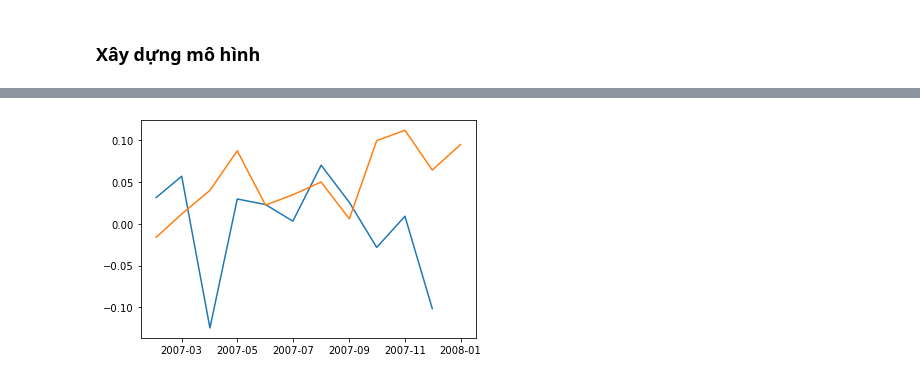
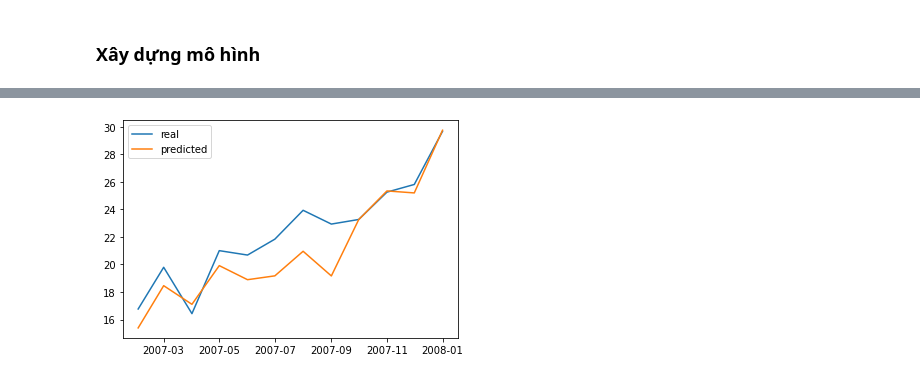
Before and after one commit to mdnam2410/hcmus-da, a Jupyter notebook: hw4/hw4.ipynb, the cells around one changed output, grey strips where cells are left out. Saved outputs shown, nothing was run; the diff lists cells and outputs as text; code cells hidden in the pictures.

```diff
--- a/hw4/hw4.ipynb
+++ b/hw4/hw4.ipynb
@@ -93,24 +44,0 @@ df = df.rename(columns={'value': 'value_diff0'})
-# %%
-difference_order = 3
-
-# 3 columns: plotting the difference, the ACF, and the PACF
-fig, axes = plt.subplots(difference_order+1, 3, figsize=(18, 16))
-
-for i in range(difference_order):
-    df[f'value_diff{i+1}'] = df[f'value_diff{i}'].diff()
-
-for i in range(difference_order + 1):
-    diff = df[f'value_diff{i}']
-    ax = axes[i]
-
-    # Plot the difference
-    ax[0].plot(diff)
-    ax[0].set_title(f'diff = {i}')
-
-    # Plot ACF
-    plot_acf(diff.dropna(), ax=ax[1])
-    ax[1].xaxis.set_major_locator(MultipleLocator(2))
-
-    # Plot PACF
-    plot_pacf(diff.dropna(), ax=ax[2], method='ywm')
-    ax[2].xaxis.set_major_locator(MultipleLocator(2))
@@ -118,0 +50,2 @@ for i in range(difference_order + 1):
+# %%
+df['seasonal_removed_diff1'] = df['seasonal_removed'].diff()
@@ -122,5 +81,5 @@ for i in range(difference_order + 1):
 train_end = dt.datetime(2007, 1, 1)
 test_end = dt.datetime(2008, 1, 1)
 
-train = df[:train_end]['value_diff0'].copy()
-test = df[train_end + dt.timedelta(days=1):test_end]['value_diff0'].copy()
+train = df[:train_end]['value'].copy()
+test = df[train_end + dt.timedelta(days=1):test_end]['value'].copy()
@@ -133,4 +86,6 @@ seasonal_order = (0, 0, 1, 12)
 # %%
+order = (3, 1, 3)
+seasonal_order = (1, 1, 0, 12)
 model_sarima = SARIMAX(train, order=order, seasonal_order=seasonal_order)
 # %%
 %%time
@@ -211,6 +146,7 @@ Freq: MS, Name: predicted_mean, dtype: float64
 # %%
 plt.plot(test)
 plt.plot(model_sarima_fitted.forecast(len(test)))
+plt.legend(['real', 'predicted'])
 plt.show()
 # %% [output]
-[figure, old version]
+[figure, new version]
```
Also changed, not shown: parts of 28 cells of this notebook.
